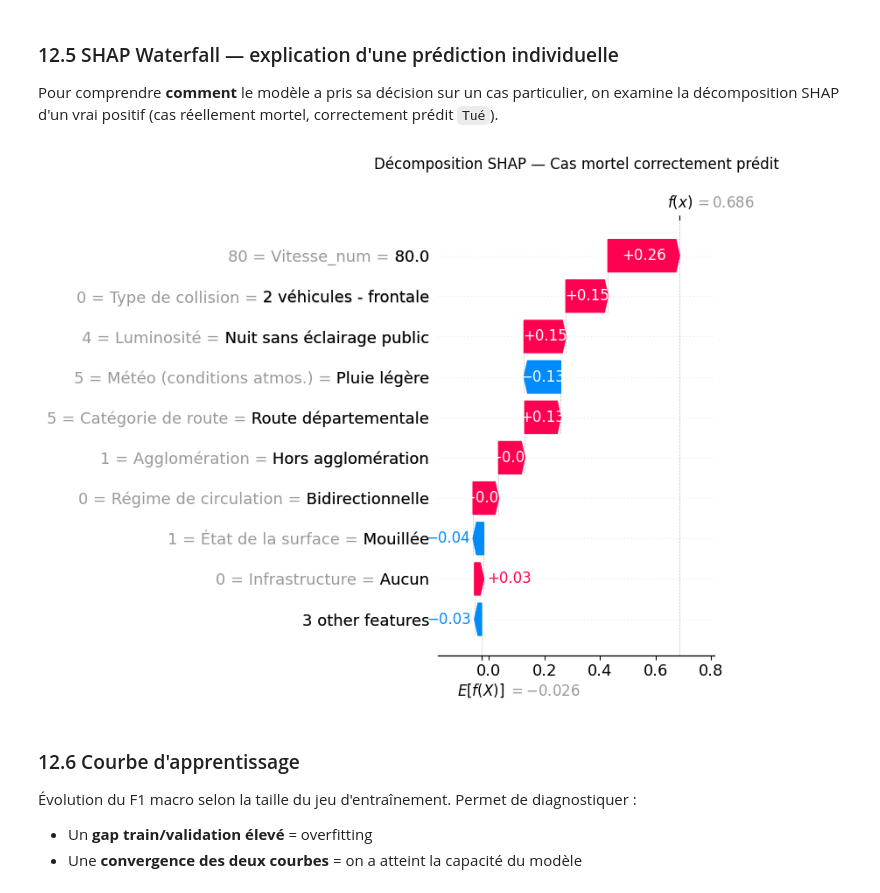
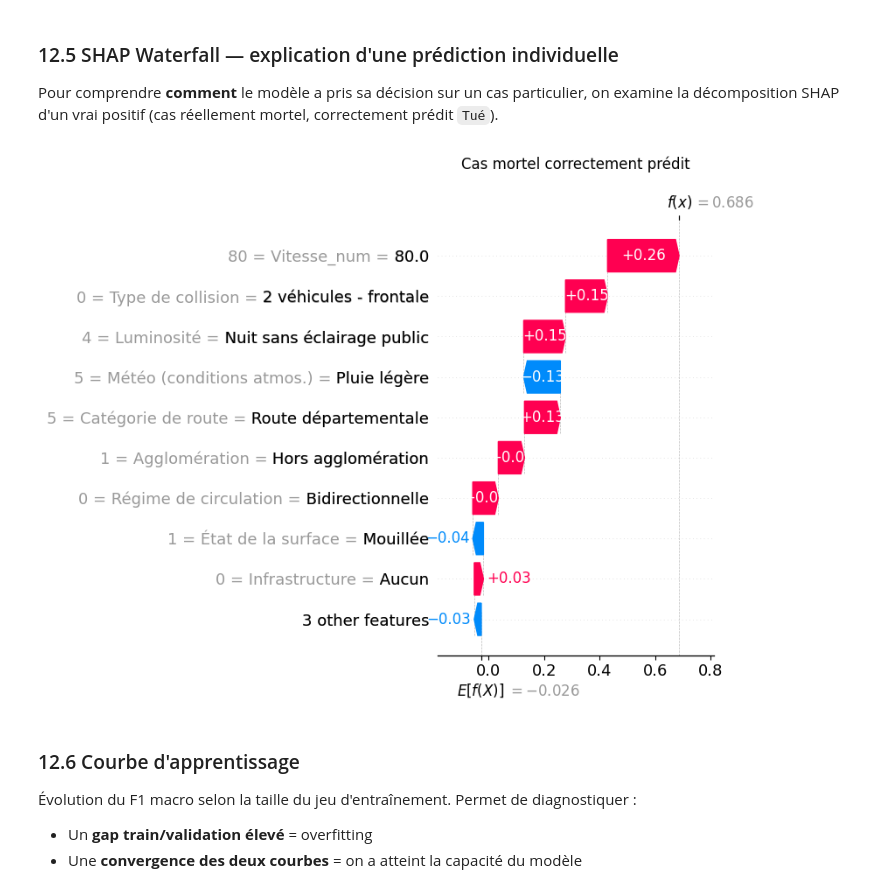
Before and after one commit to noee29/projet-data-science-2025-2026, a Jupyter notebook: analyse_xgboost.ipynb, the cells around one changed output. Drawn from its saved outputs; the diff is of its cells as text; code cells hidden in the pictures.

```diff
--- a/analyse_xgboost.ipynb
+++ b/analyse_xgboost.ipynb
@@ -647,35 +665,35 @@ correctement prédit `Tué`).
 y_test_shap = y_test.iloc[sample_idx].reset_index(drop=True)
 y_pred_shap = y_pred_final[sample_idx]
 vrais_tues_idx = np.where((y_test_shap.values == 2) & (y_pred_shap == 2))[0]
 
 if len(vrais_tues_idx) > 0:
     exemple_idx = vrais_tues_idx[0]
 
     # Construction des noms de features lisibles (modalité au lieu du code numérique)
     exemple = X_shap.iloc[exemple_idx]
     feature_names_lisibles = []
     for col in X_shap.columns:
         valeur = exemple[col]
         if pd.isna(valeur):
             feature_names_lisibles.append(f"{col} = NaN")
         elif col in mappings and str(int(valeur)) in mappings[col]:
             modalite = mappings[col][str(int(valeur))]
             feature_names_lisibles.append(f"{col} = {modalite}")
         else:
             feature_names_lisibles.append(f"{col} = {valeur}")
 
     # On remplace les noms dans l'objet SHAP
     shap_values_one = shap_values[exemple_idx:exemple_idx+1, :, 2]
     shap_values_one.feature_names = feature_names_lisibles
 
     shap.plots.waterfall(shap_values_one[0], show=False)
-    plt.title("Décomposition SHAP — Cas mortel correctement prédit", pad=20)
+    plt.title("Cas mortel correctement prédit", pad=20)
     plt.tight_layout()
     plt.show()
 else:
     print("Aucun vrai positif sur Tué dans l'échantillon SHAP.")
 # %% [output]
-[figure, old version]
+[figure, new version]
 # %% [markdown]
 ### 12.6 Courbe d'apprentissage
 
```
Also changed, not shown: parts of 2 cells of this notebook.
